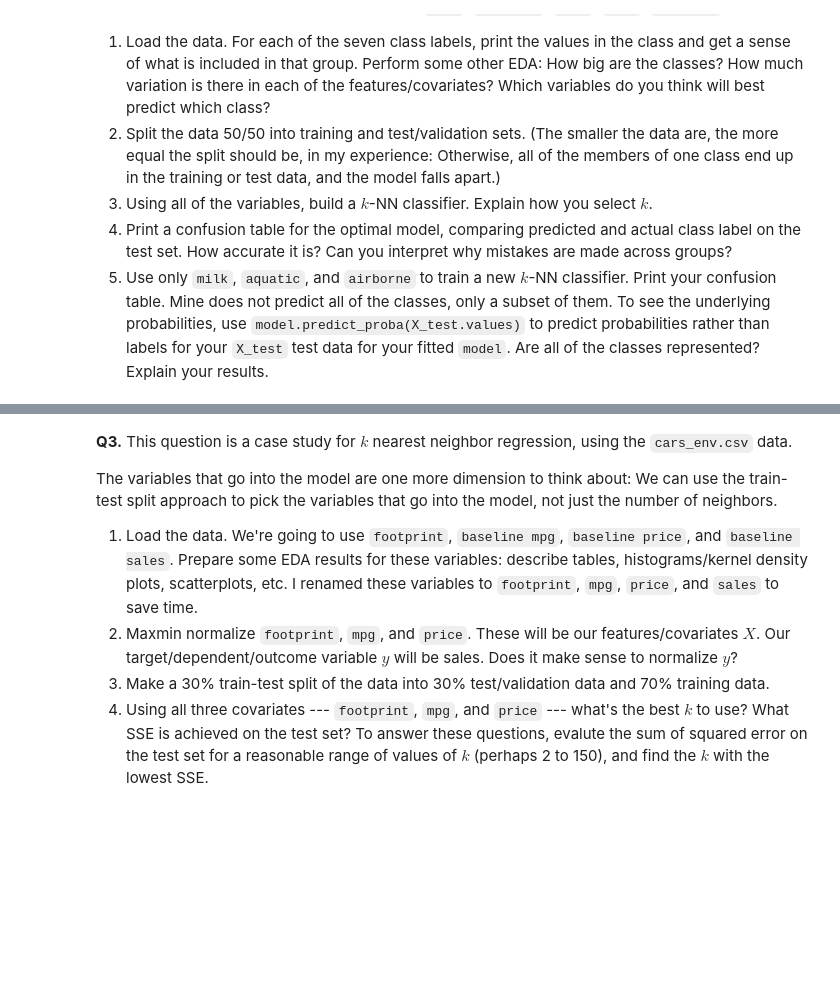
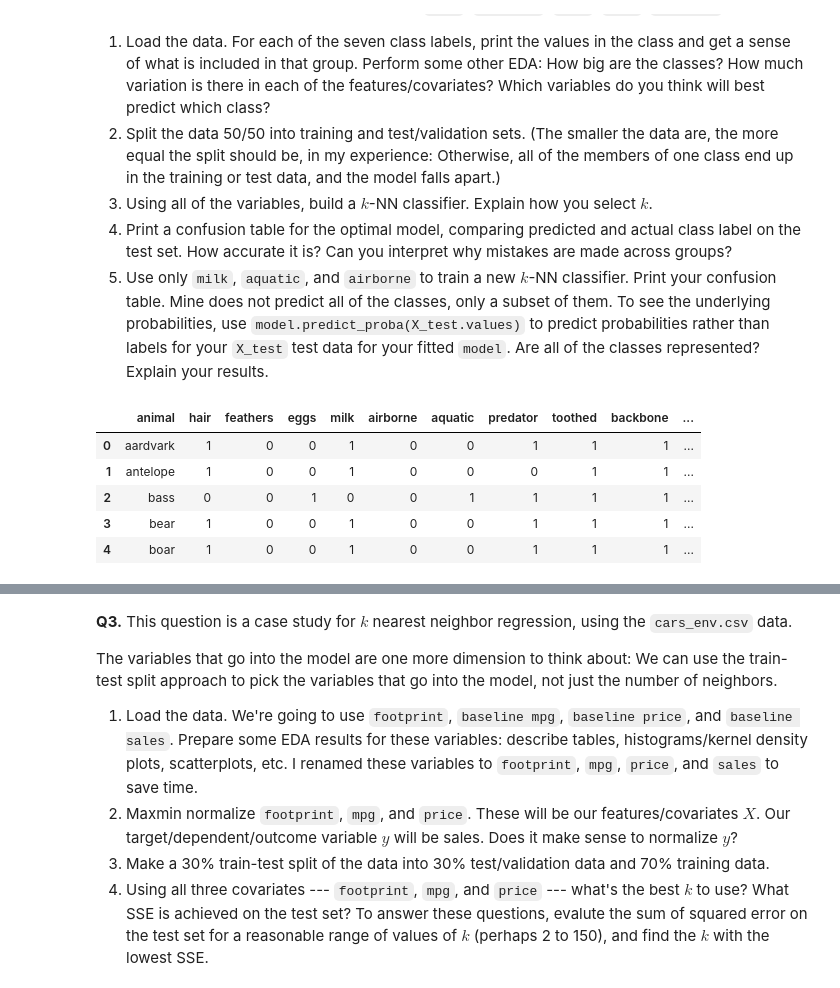
Before and after one commit to kpunsalan8/knn-KP, a Jupyter notebook: assignment/assignment_knn.ipynb, the cells around one changed output, grey strips where cells are left out. Saved outputs shown, nothing was run; the diff lists cells and outputs as text; code cells hidden in the pictures; blank space fills up the shorter version.

```diff
--- a/assignment/assignment_knn.ipynb
+++ b/assignment/assignment_knn.ipynb
@@ -52,0 +59,11 @@ The data consist of a label, `class`, taking integer values 1 to 7, the name of
+# %%
+# 2.1 load the data
+df = pd.read_csv("/content/zoo.csv")
+df.head()
+# %% [output]
+|  | animal | hair | feathers | eggs | milk | airborne | aquatic | predator | toothed | backbone | ... |
+| 0 | aardvark | 1 | 0 | 0 | 1 | 0 | 0 | 1 | 1 | 1 | ... |
+| 1 | antelope | 1 | 0 | 0 | 1 | 0 | 0 | 0 | 1 | 1 | ... |
+| 2 | bass | 0 | 0 | 1 | 0 | 0 | 1 | 1 | 1 | 1 | ... |
+| 3 | bear | 1 | 0 | 0 | 1 | 0 | 0 | 1 | 1 | 1 | ... |
+| 4 | boar | 1 | 0 | 0 | 1 | 0 | 0 | 1 | 1 | 1 | ... |
```
Also changed, not shown: parts of 4 cells of this notebook.
